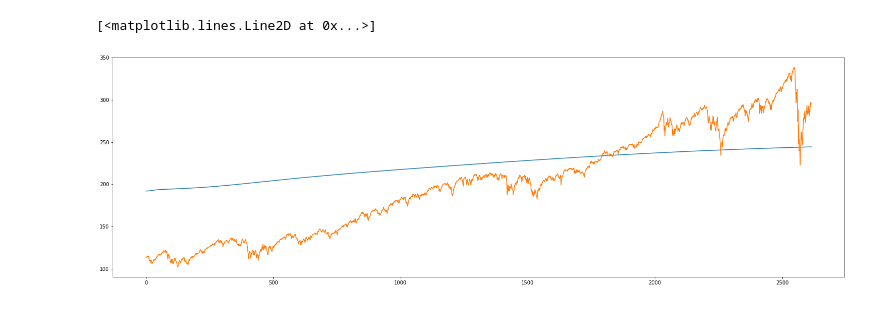
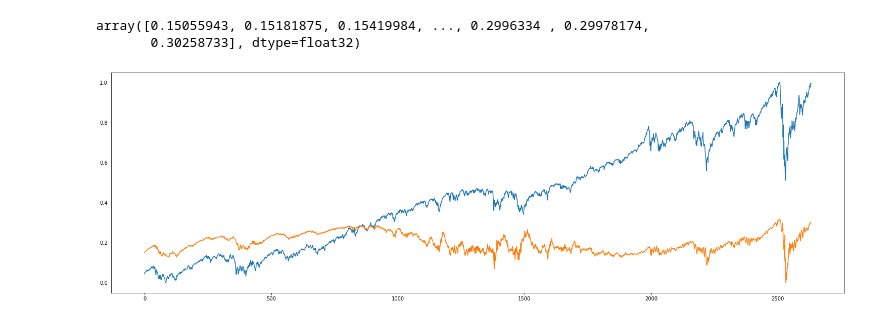
Before and after one commit to alik604/algorithmic-trading, a Jupyter notebook: FFNN_for_regression.ipynb, the cells around one changed output. Drawn from its saved outputs; the diff is of its cells as text; code cells hidden in the pictures.

```diff
--- a/FFNN_for_regression.ipynb
+++ b/FFNN_for_regression.ipynb
@@ -151,0 +192,20 @@ ValueError: ignored
+# %%
+nodes = 200
+model = Sequential()
+
+# model.add(LSTM(1000, input_shape=(X_lstm.shape[1], X_lstm.shape[2])))
+model.add(TimeDistributed(Dense(1000), input_shape=(X_lstm.shape[1], X_lstm.shape[2])))
+model.add(BatchNormalization())
+
+model.add(TimeDistributed(Dense(1000)))
+
+model.add(Dense(nodes, 'elu'))
+model.add(Dense(nodes, 'elu'))
+
+model.add(Dense(100, 'elu'))
+model.add(Dense(1))
+
+model.compile(optimizer=Adam(), loss ='mse') # mae # 0.0005
+
+ES = EarlyStopping(monitor='loss', patience=5, restore_best_weights= True)
+model.fit(X_lstm, y_lstm, batch_size= 16, epochs= 30, callbacks= [ES]) #
@@ -152,10 +231,15 @@ ValueError: ignored
 # %%
-y_hat = model.predict(X)
+y_hat = model.predict(X_lstm)
+y_hat = y_hat.reshape(1,-1)[0]
+y_hat *= -1
+y_hat += 0.7
 
 plt.figure(figsize=(26,8))
-plt.plot(SS.inverse_transform(y_hat))
-plt.plot(y)
+plt.plot(y_lstm)
+plt.plot(y_hat)
+y_hat
 # %% [output]
-[<matplotlib.lines.Line2D at 0x...>]
+array([0.15055943, 0.15181875, 0.15419984, ..., 0.2996334 , 0.29978174,
+       0.30258733], dtype=float32)
-[figure, old version]
+[figure, new version]
 # %%
```
Also changed, not shown: parts of 18 cells of this notebook, 7 other files.
